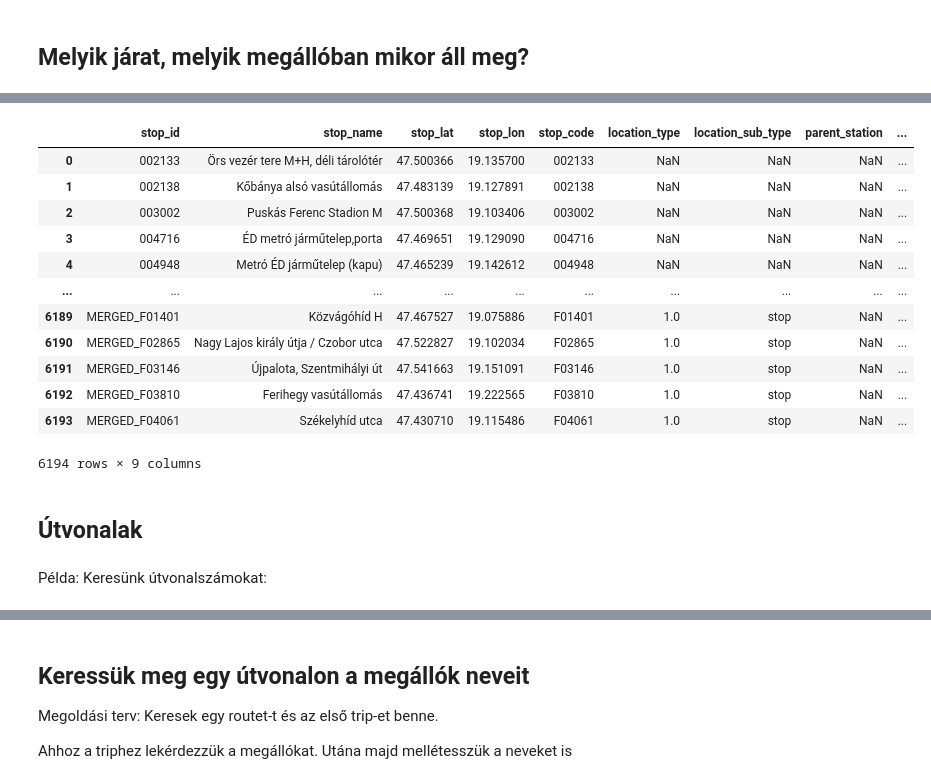
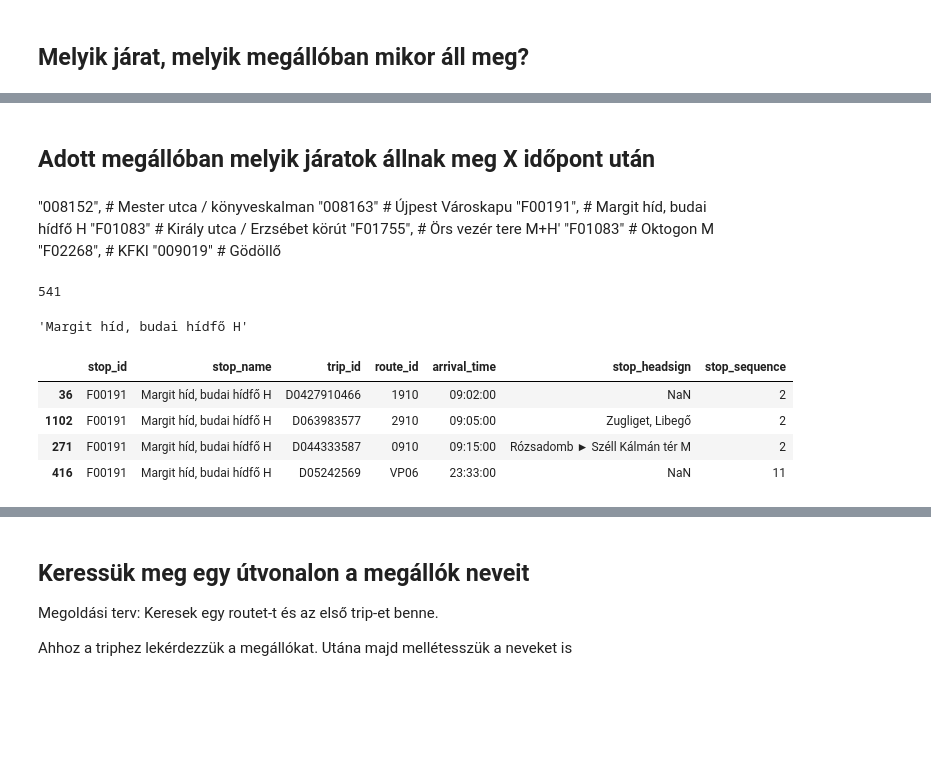
Before and after one commit to apulai/budapest_gtfs, a Jupyter notebook: bp_gtfs_v2.ipynb, the cells around one changed output, grey strips where cells are left out. Cells and saved outputs as stored; diff of their text form; code cells hidden in the pictures; blank space fills up the shorter version.

Commit message:
Study how to select neighbours based stop_times table. Detect which trip calls at a given stop, list the later stops of that trip using pandas

```diff
--- a/bp_gtfs_v2.ipynb
+++ b/bp_gtfs_v2.ipynb
@@ -71,20 +53,34 @@ df_stop_times
+# %% [markdown]
+## Adott megállóban melyik járatok állnak meg X időpont után
+# %% [markdown]
+"008152", # Mester utca / könyveskalman
+"008163" # Újpest Városkapu
+"F00191", # Margit híd, budai hídfő H
+"F01083" # Király utca / Erzsébet körút
+"F01755", # Örs vezér tere M+H'
+"F01083" #  Oktogon M
+"F02268", # KFKI
+"009019" # Gödöllő
+# %%
+stop_id = "F00191"
+arrival_time_min=arrival_time_to_min("9:01:00")
+arrival_time_min
+# %% [output]
+541
+# %%
+a=df_stops.query(f'stop_id == "{stop_id}"')["stop_name"]
+stop_name=a.values[0]
+stop_name
+# %% [output]
+'Margit híd, budai hídfő H'
 # %%
-df_stops
+df_megallo_jaratok = pd.merge( df_stop_times.query(f'stop_id == "{stop_id}" and arrival_time_min > {arrival_time_min}'), df_trips, left_on="trip_id", right_on="trip_id").sort_values(["arrival_time"]).drop_duplicates("route_id")
+df_megallo_jaratok["stop_id"]=stop_id
+df_megallo_jaratok["stop_name"]=stop_name
+df_megallo_jaratok[["stop_id","stop_name","trip_id", "route_id","arrival_time", "stop_headsign","stop_sequence"]]
 # %% [output]
-|  | stop_id | stop_name | stop_lat | stop_lon | stop_code | location_type | location_sub_type | parent_station | ... |
-| 0 | 002133 | Örs vezér tere M+H, déli tárolótér | 47.500366 | 19.135700 | 002133 | NaN | NaN | NaN | ... |
-| 1 | 002138 | Kőbánya alsó vasútállomás | 47.483139 | 19.127891 | 002138 | NaN | NaN | NaN | ... |
-| 2 | 003002 | Puskás Ferenc Stadion M | 47.500368 | 19.103406 | 003002 | NaN | NaN | NaN | ... |
-| 3 | 004716 | ÉD metró járműtelep,porta | 47.469651 | 19.129090 | 004716 | NaN | NaN | NaN | ... |
-| 4 | 004948 | Metró ÉD járműtelep (kapu) | 47.465239 | 19.142612 | 004948 | NaN | NaN | NaN | ... |
-| ... | ... | ... | ... | ... | ... | ... | ... | ... | ... |
-| 6189 | MERGED_F01401 | Közvágóhíd H | 47.467527 | 19.075886 | F01401 | 1.0 | stop | NaN | ... |
-| 6190 | MERGED_F02865 | Nagy Lajos király útja / Czobor utca | 47.522827 | 19.102034 | F02865 | 1.0 | stop | NaN | ... |
-| 6191 | MERGED_F03146 | Újpalota, Szentmihályi út | 47.541663 | 19.151091 | F03146 | 1.0 | stop | NaN | ... |
-| 6192 | MERGED_F03810 | Ferihegy vasútállomás | 47.436741 | 19.222565 | F03810 | 1.0 | stop | NaN | ... |
-| 6193 | MERGED_F04061 | Székelyhíd utca | 47.430710 | 19.115486 | F04061 | 1.0 | stop | NaN | ... |
+|  | stop_id | stop_name | trip_id | route_id | arrival_time | stop_headsign | stop_sequence |
+| 36 | F00191 | Margit híd, budai hídfő H | D0427910466 | 1910 | 09:02:00 | NaN | 2 |
+| 1102 | F00191 | Margit híd, budai hídfő H | D063983577 | 2910 | 09:05:00 | Zugliget, Libegő | 2 |
+| 271 | F00191 | Margit híd, budai hídfő H | D044333587 | 0910 | 09:15:00 | Rózsadomb ► Széll Kálmán tér M | 2 |
+| 416 | F00191 | Margit híd, budai hídfő H | D05242569 | VP06 | 23:33:00 | NaN | 11 |
-6194 rows × 9 columns
-# %% [markdown]
-## Útvonalak
-# %% [markdown]
-Példa: Keresünk útvonalszámokat:
```
Also changed, not shown: parts of 44 cells of this notebook, 1 other file.
